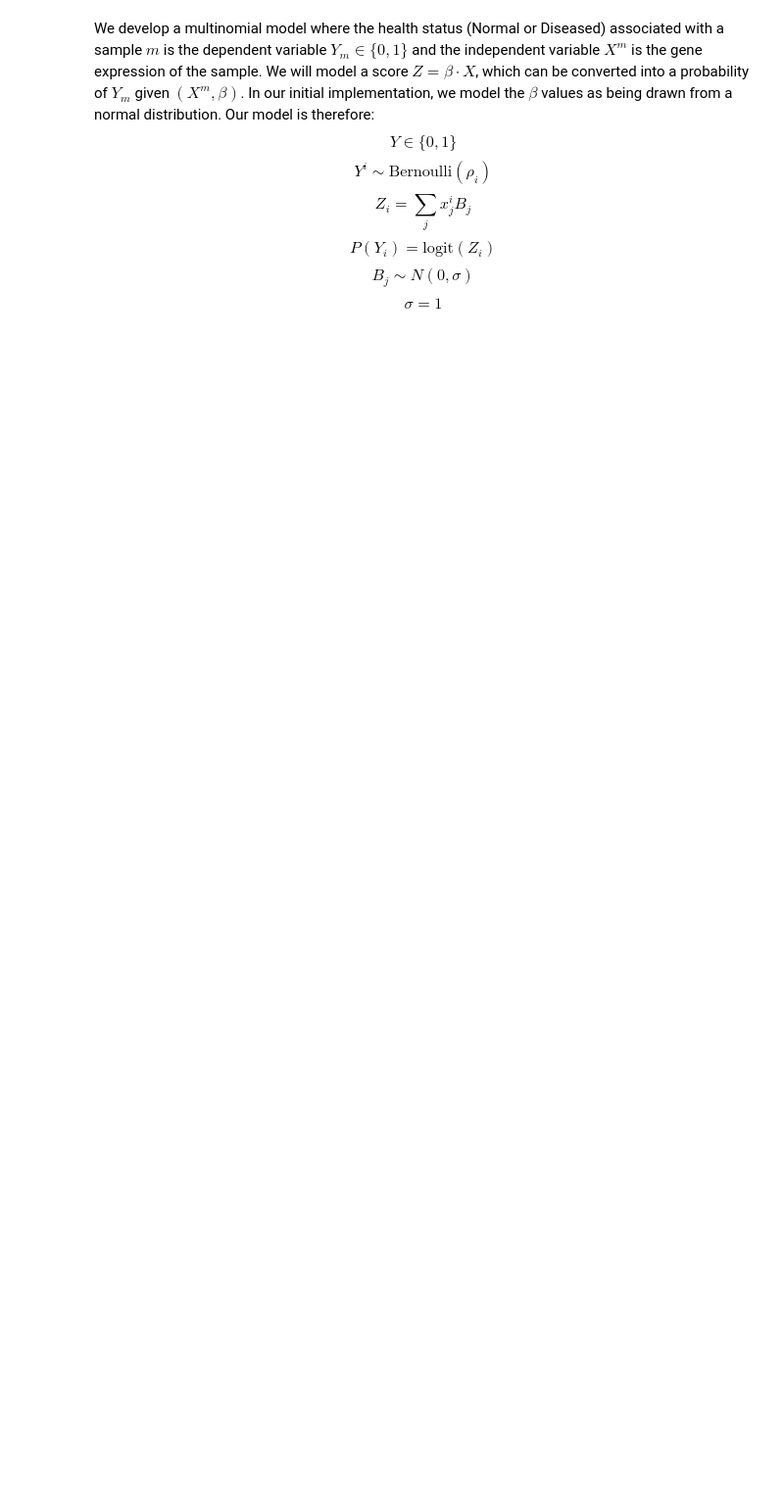
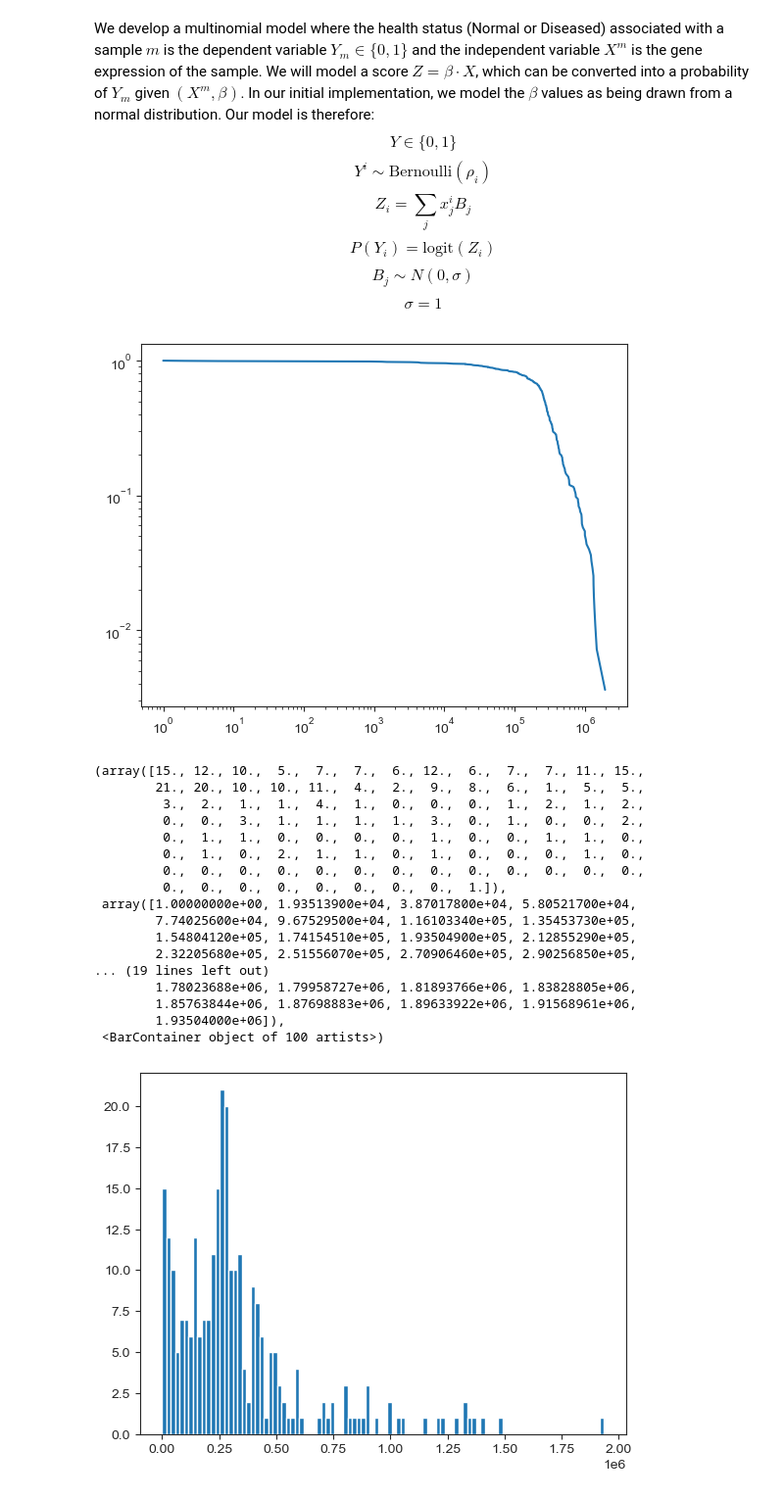
Before and after one commit to CamLunn/Bayesian-Logistic-Regression-Kidney-Disease, a Jupyter notebook: model_notebook_1.ipynb, the cells around one changed output. Shown at 98% size. Saved outputs shown, nothing was run; the diff lists cells and outputs as text; code cells hidden in the pictures; blank space fills up the shorter version.

```diff
--- a/model_notebook_1.ipynb
+++ b/model_notebook_1.ipynb
@@ -19,0 +37,12 @@ sns.set_style('ticks')
+# %%
+df = pd.read_csv('./data/kidney_countdata.txt', sep='\t', quotechar='"')
+df.rename(columns={'Unnamed: 0': 'gene'}, inplace=True)
+
+meta_df = pd.read_csv('./data/kidney_metadata.txt', sep='\t', quotechar='"')
+meta_df.rename(columns={'Unnamed: 0': 'ROI'}, inplace=True)
+meta_df['diagnosis'] = meta_df['slide name'].map(diagnose)
+# %%
+df = df.head(100)
+threshold = 10
+column_list = [col for col in df.columns if col != 'gene' and sum(df[col]) >= 10]
+print(len(column_list))
@@ -27,0 +102,33 @@ $$\sigma=1$$
+# %%
+counts = [sum(df[col]) for col in df.columns[1:]]
+counts.sort()
+ccdf = 1.0 - np.arange(len(counts)) / len(counts)
+plt.plot(counts, ccdf)
+plt.xscale('log')
+plt.yscale('log')
+plt.show()
+plt.hist(counts, bins=100)
+# for col in df.columns[1:]:
+#     if sum(df[col]) < 10:
+#         print(col)
+#         print(sum(df[col]))
+# %% [output]
+[figure, added]
+(array([15., 12., 10.,  5.,  7.,  7.,  6., 12.,  6.,  7.,  7., 11., 15.,
+        21., 20., 10., 10., 11.,  4.,  2.,  9.,  8.,  6.,  1.,  5.,  5.,
+         3.,  2.,  1.,  1.,  4.,  1.,  0.,  0.,  0.,  1.,  2.,  1.,  2.,
+         0.,  0.,  3.,  1.,  1.,  1.,  1.,  3.,  0.,  1.,  0.,  0.,  2.,
+         0.,  1.,  1.,  0.,  0.,  0.,  0.,  1.,  0.,  0.,  1.,  1.,  0.,
+         0.,  1.,  0.,  2.,  1.,  1.,  0.,  1.,  0.,  0.,  0.,  1.,  0.,
+         0.,  0.,  0.,  0.,  0.,  0.,  0.,  0.,  0.,  0.,  0.,  0.,  0.,
+         0.,  0.,  0.,  0.,  0.,  0.,  0.,  0.,  1.]),
+ array([1.00000000e+00, 1.93513900e+04, 3.87017800e+04, 5.80521700e+04,
+        7.74025600e+04, 9.67529500e+04, 1.16103340e+05, 1.35453730e+05,
+        1.54804120e+05, 1.74154510e+05, 1.93504900e+05, 2.12855290e+05,
+        2.32205680e+05, 2.51556070e+05, 2.70906460e+05, 2.90256850e+05,
+... (19 lines left out)
+        1.78023688e+06, 1.79958727e+06, 1.81893766e+06, 1.83828805e+06,
+        1.85763844e+06, 1.87698883e+06, 1.89633922e+06, 1.91568961e+06,
+        1.93504000e+06]),
+ <BarContainer object of 100 artists>)
+[figure, added]
```
Also changed, not shown: parts of 10 cells of this notebook, 1 other file.
